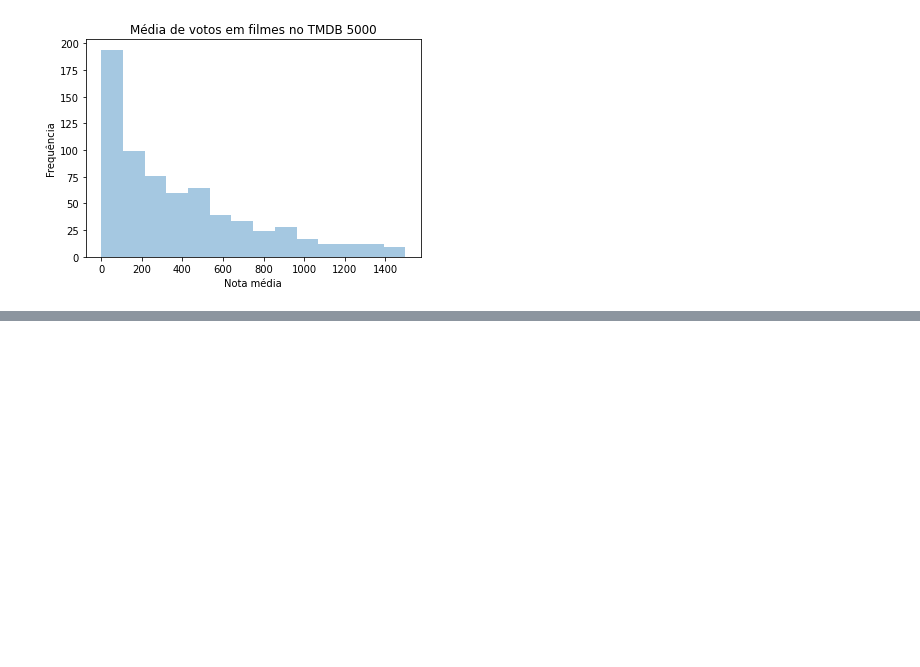
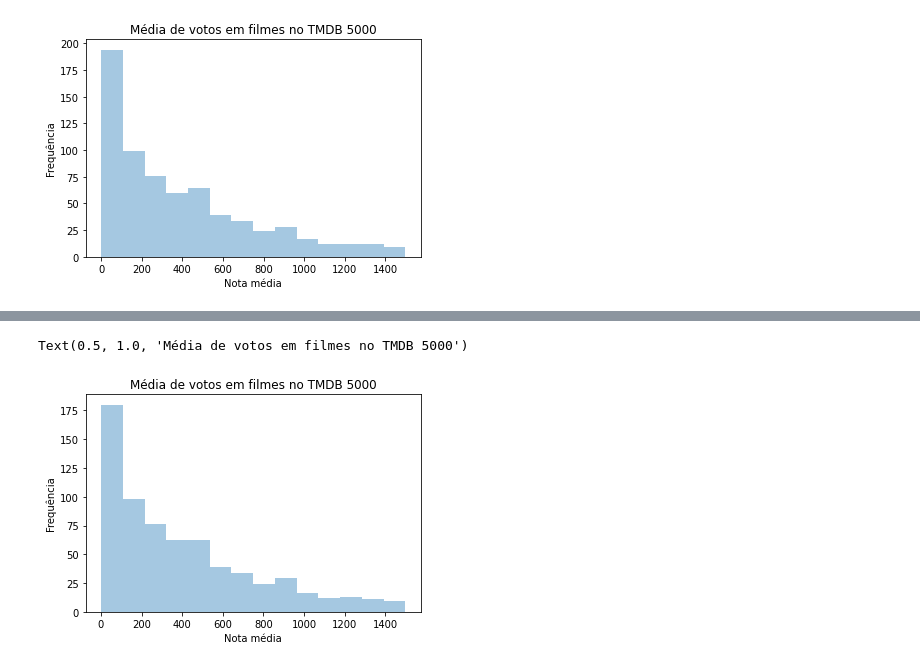
Before and after one commit to luccidomingues/NBA-Web-Scraping, a Jupyter notebook: Webscraping.ipynb, the cells around one changed output, grey strips where cells are left out. Cells and saved outputs as stored; diff of their text form; code cells hidden in the pictures; blank space fills up the shorter version.

```diff
--- a/Webscraping.ipynb
+++ b/Webscraping.ipynb
@@ -335,0 +332,4 @@ qw = zero = df_t.query("PTS == 0")
+# %%
+TotalPoints_lessthan1500_Out0 = TotalPoints_lessthan1500.drop(TotalPoints_lessthan1500[TotalPoints_lessthan1500.PTS == 0].index)
+
+TotalPoints_lessthan1500_Out0
@@ -335,0 +350,7 @@ qw = zero = df_t.query("PTS == 0")
+# %%
+ax = sns.distplot(TotalPoints_lessthan1500_Out0.PTS, norm_hist = False, kde = False)
+ax.set(xlabel="Nota média", ylabel="Frequência")
+ax.set_title("Média de votos em filmes no TMDB 5000")
+# %% [output]
+Text(0.5, 1.0, 'Média de votos em filmes no TMDB 5000')
+[figure, added]
```
Also changed, not shown: parts of 2 cells of this notebook.
